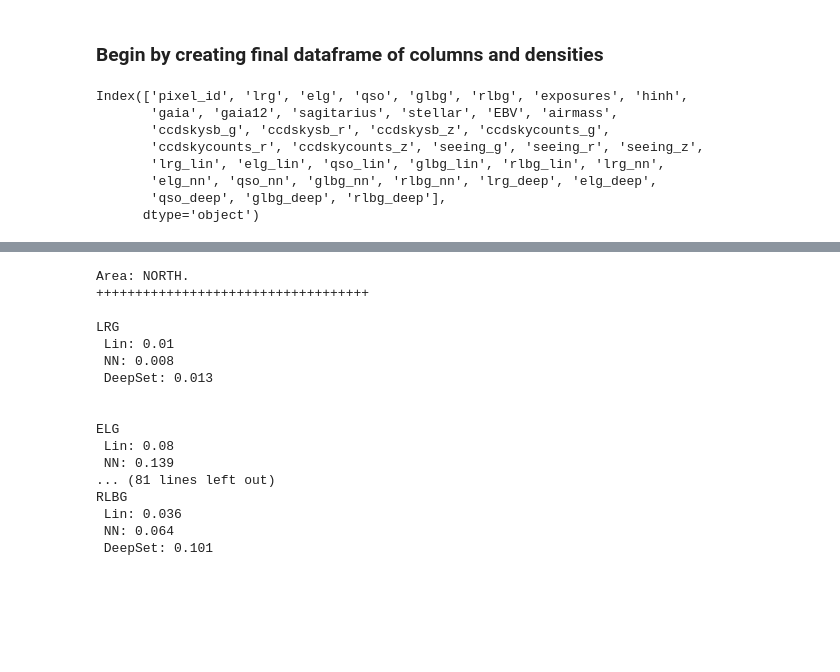
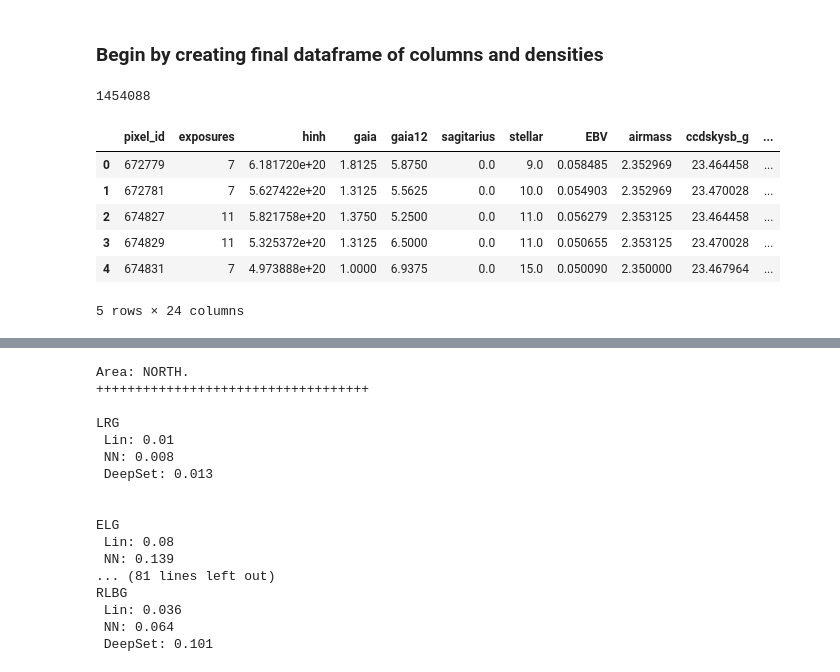
Before and after one commit to elleggert/astrostatistics, a Jupyter notebook: models/regression/paper_plots.ipynb, the cells around one changed output, grey strips where cells are left out. Drawn from its saved outputs; the diff is of its cells as text; code cells hidden in the pictures; blank space fills up the shorter version.

```diff
--- a/models/regression/paper_plots.ipynb
+++ b/models/regression/paper_plots.ipynb
@@ -31,11 +17,0 @@ df_des = df_des.merge(df_deep_des, how='inner', on='pixel_id')
-# %%
-df_north.columns
-# %% [output]
-Index(['pixel_id', 'lrg', 'elg', 'qso', 'glbg', 'rlbg', 'exposures', 'hinh',
-       'gaia', 'gaia12', 'sagitarius', 'stellar', 'EBV', 'airmass',
-       'ccdskysb_g', 'ccdskysb_r', 'ccdskysb_z', 'ccdskycounts_g',
-       'ccdskycounts_r', 'ccdskycounts_z', 'seeing_g', 'seeing_r', 'seeing_z',
-       'lrg_lin', 'elg_lin', 'qso_lin', 'glbg_lin', 'rlbg_lin', 'lrg_nn',
-       'elg_nn', 'qso_nn', 'glbg_nn', 'rlbg_nn', 'lrg_deep', 'elg_deep',
-       'qso_deep', 'glbg_deep', 'rlbg_deep'],
-      dtype='object')
@@ -41,0 +22,19 @@ Index(['pixel_id', 'lrg', 'elg', 'qso', 'glbg', 'rlbg', 'exposures', 'hinh',
+# %%
+wholesouthdata = pd.read_csv('../../bricks_data/uncleaned_systematics_south.csv')
+
+northdata = pd.read_csv('../../bricks_data/uncleaned_systematics_north.csv')
+
+sysdata = wholesouthdata.append(northdata)
+
+sysdata.drop(columns=galaxies, inplace=True)
+print(len(sysdata))
+sysdata.head()
+# %% [output]
+1454088
+|  | pixel_id | exposures | hinh | gaia | gaia12 | sagitarius | stellar | EBV | airmass | ccdskysb_g | ... |
+| 0 | 672779 | 7 | 6.181720e+20 | 1.8125 | 5.8750 | 0.0 | 9.0 | 0.058485 | 2.352969 | 23.464458 | ... |
+| 1 | 672781 | 7 | 5.627422e+20 | 1.3125 | 5.5625 | 0.0 | 10.0 | 0.054903 | 2.352969 | 23.470028 | ... |
+| 2 | 674827 | 11 | 5.821758e+20 | 1.3750 | 5.2500 | 0.0 | 11.0 | 0.056279 | 2.353125 | 23.464458 | ... |
+| 3 | 674829 | 11 | 5.325372e+20 | 1.3125 | 6.5000 | 0.0 | 11.0 | 0.050655 | 2.353125 | 23.470028 | ... |
+| 4 | 674831 | 7 | 4.973888e+20 | 1.0000 | 6.9375 | 0.0 | 15.0 | 0.050090 | 2.350000 | 23.467964 | ... |
+5 rows × 24 columns
```
Also changed, not shown: parts of 7 cells of this notebook, 4 other files.
